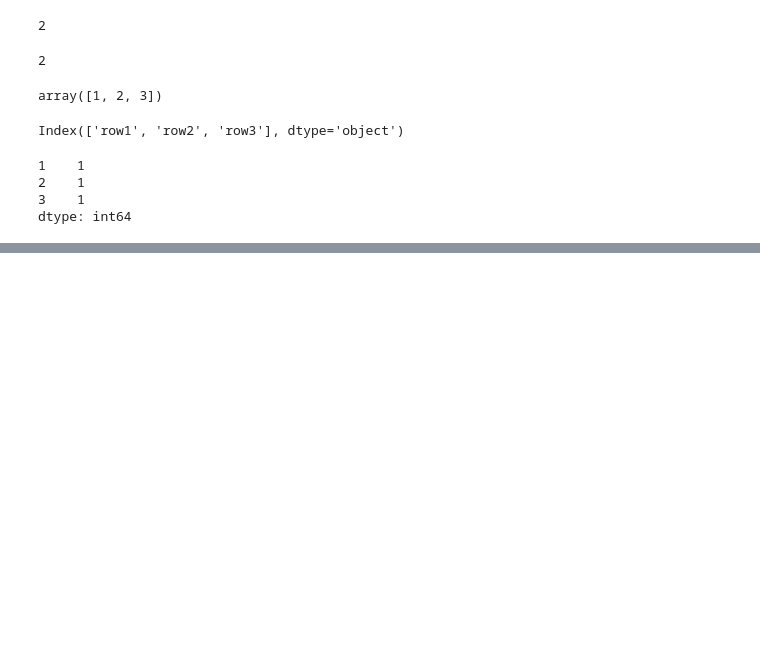
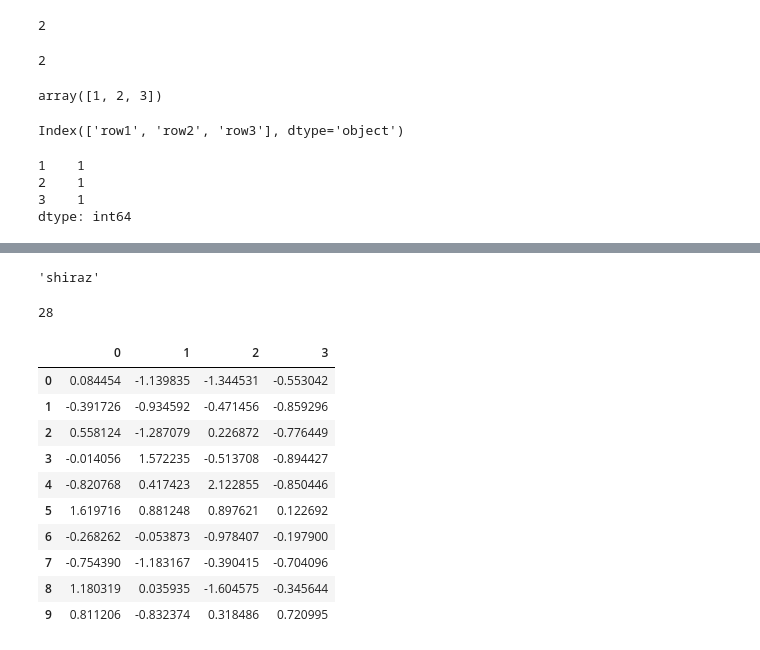
Before and after one commit to mohsenahmadi2003/Machine-Learning, a Jupyter notebook: Pandas.ipynb, the cells around one changed output, grey strips where cells are left out. Saved outputs shown, nothing was run; the diff lists cells and outputs as text; code cells hidden in the pictures; blank space fills up the shorter version.

```diff
--- a/Pandas.ipynb
+++ b/Pandas.ipynb
@@ -41,0 +204,22 @@ d
+# %%
+df.iloc[2][1]
+# %% [output]
+'shiraz'
+# %%
+df.iloc[1]['Age']
+# %% [output]
+28
+# %%
+pd.DataFrame(np.random.randn(10,4))
+# %% [output]
+|  | 0 | 1 | 2 | 3 |
+| 0 | 0.084454 | -1.139835 | -1.344531 | -0.553042 |
+| 1 | -0.391726 | -0.934592 | -0.471456 | -0.859296 |
+| 2 | 0.558124 | -1.287079 | 0.226872 | -0.776449 |
+| 3 | -0.014056 | 1.572235 | -0.513708 | -0.894427 |
+| 4 | -0.820768 | 0.417423 | 2.122855 | -0.850446 |
+| 5 | 1.619716 | 0.881248 | 0.897621 | 0.122692 |
+| 6 | -0.268262 | -0.053873 | -0.978407 | -0.197900 |
+| 7 | -0.754390 | -1.183167 | -0.390415 | -0.704096 |
+| 8 | 1.180319 | 0.035935 | -1.604575 | -0.345644 |
+| 9 | 0.811206 | -0.832374 | 0.318486 | 0.720995 |
```
Also changed, not shown: parts of 23 cells of this notebook.
